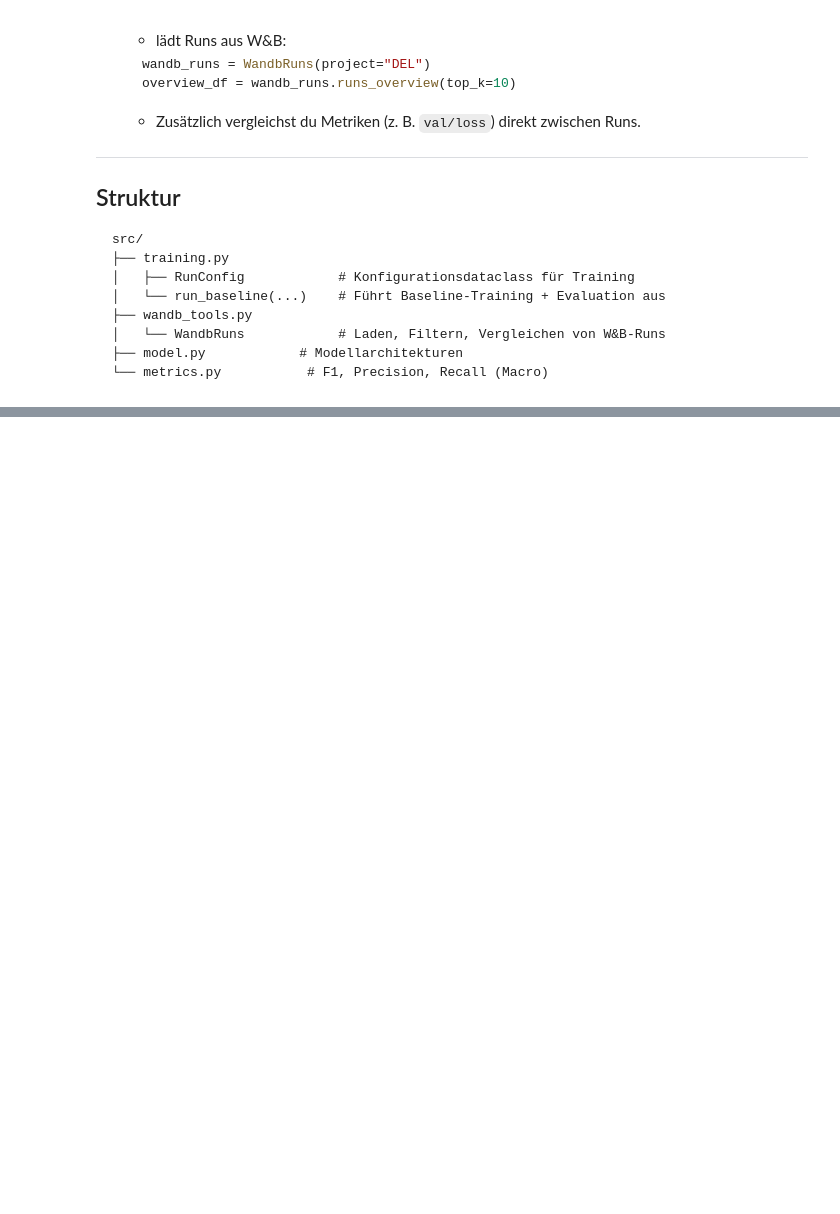
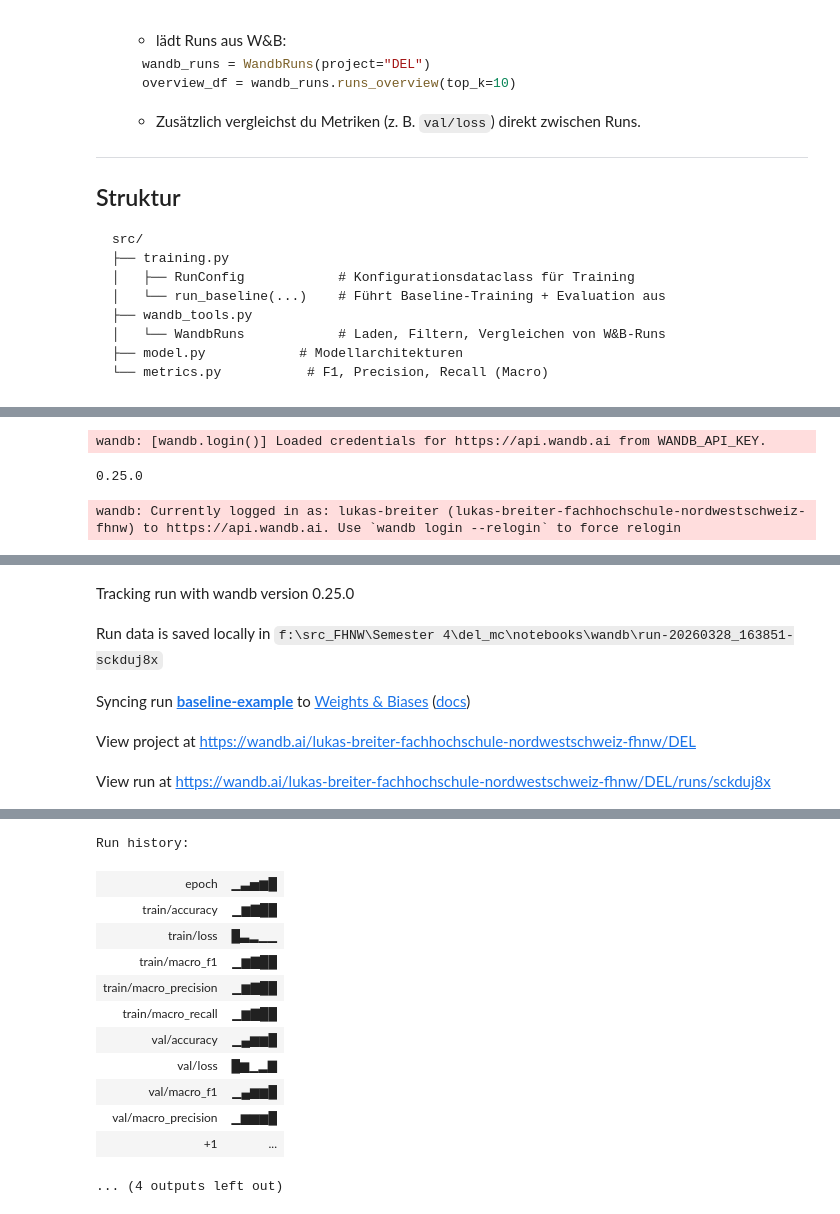
Before and after one commit to HorusXIV/DEL, a Jupyter notebook: notebooks/del_report.ipynb, the cells around one changed output, grey strips where cells are left out. Drawn from its saved outputs; the diff is of its cells as text; code cells hidden in the pictures; blank space fills up the shorter version.

Commit message:
fixed wandb bug,

```diff
--- a/notebooks/del_report.ipynb
+++ b/notebooks/del_report.ipynb
@@ -274,0 +335,24 @@ print(f"Final val loss: {history['val_loss'][-1]:.4f}")
+# %%
+from src.training import run_baseline, RunConfig, FitConfig
+
+baseline_config = RunConfig(
+    learning_rate=1e-2,
+    batch_size=64,
+    epochs=15,
+    use_wandb=True,
+    wandb_project="DEL",
+    run_name="baseline-example",
+    device="cuda" if torch.cuda.is_available() else "cpu",
+    random_seed=42,
+    tags=["baseline"],
+)
+
+baseline_result = run_baseline(
+    config=baseline_config,
+    fit_config=FitConfig(epochs=baseline_config.epochs),
+    train_loader=train_loader,
+)
+# %% [output]
+wandb: [wandb.login()] Loaded credentials for https://api.wandb.ai from WANDB_API_KEY.
+0.25.0
+wandb: Currently logged in as: lukas-breiter (lukas-breiter-fachhochschule-nordwestschweiz-fhnw) to https://api.wandb.ai. Use `wandb login --relogin` to force relogin
@@ -274,0 +360,5 @@ print(f"Final val loss: {history['val_loss'][-1]:.4f}")
+Tracking run with wandb version 0.25.0
+Run data is saved locally in f:\src_FHNW\Semester 4\del_mc\notebooks\wandb\run-20260328_163851-sckduj8x
+Syncing run baseline-example to Weights & Biases (docs)
+View project at https://wandb.ai/lukas-breiter-fachhochschule-nordwestschweiz-fhnw/DEL
+View run at https://wandb.ai/lukas-breiter-fachhochschule-nordwestschweiz-fhnw/DEL/runs/sckduj8x
@@ -274,0 +366,13 @@ print(f"Final val loss: {history['val_loss'][-1]:.4f}")
+Run history:
+| epoch | ▁▃▅▆█ |
+| train/accuracy | ▁▆▇██ |
+| train/loss | █▃▂▁▁ |
+| train/macro_f1 | ▁▆▇██ |
+| train/macro_precision | ▁▆▇██ |
+| train/macro_recall | ▁▆▇██ |
+| val/accuracy | ▁▄▆▆█ |
+| val/loss | █▆▁▂▇ |
+| val/macro_f1 | ▁▄▆▆█ |
+| val/macro_precision | ▁▆▆▆█ |
+| +1 | ... |
+... (4 outputs left out)
```
Also changed, not shown: parts of 19 cells of this notebook, 4 other files.
